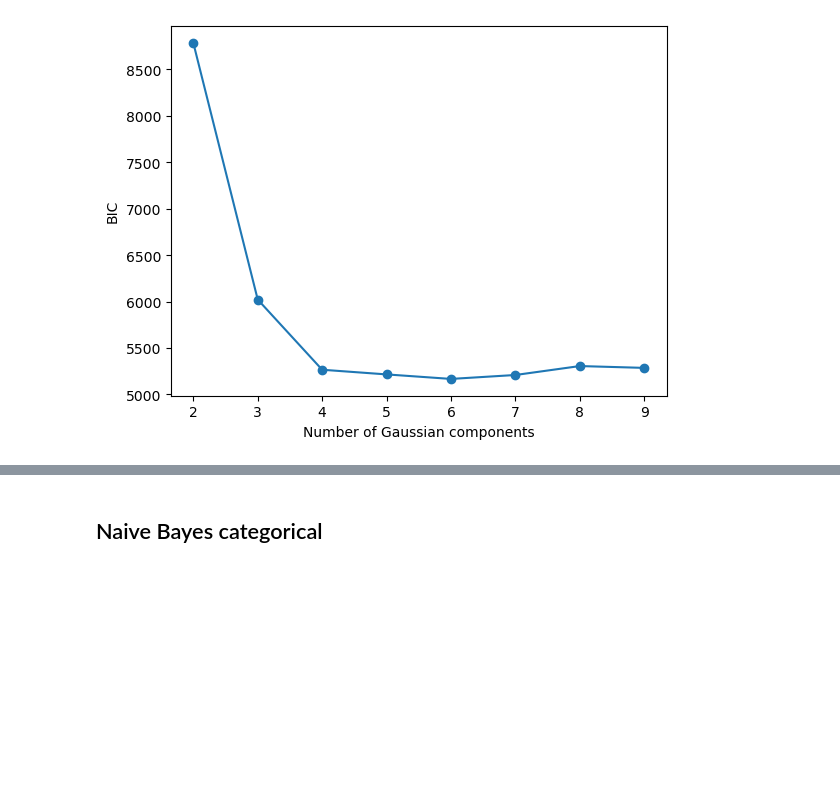
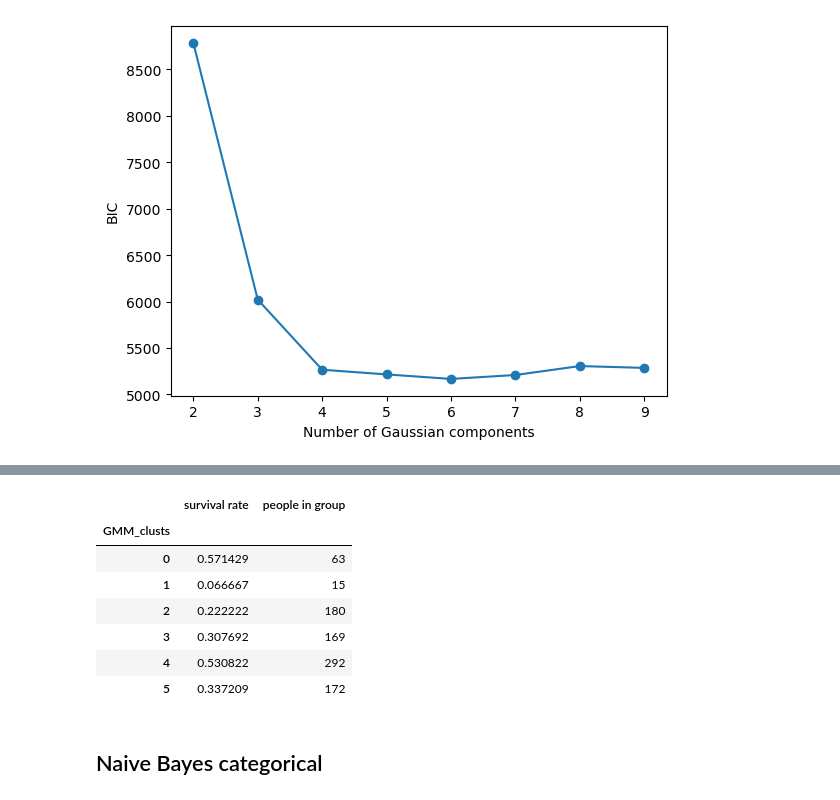
Before and after one commit to lmlb-astro/Kaggle-competitions, a Jupyter notebook: Titanic/survival_exploration_NaiveBayes.ipynb, the cells around one changed output, grey strips where cells are left out. Saved outputs shown, nothing was run; the diff lists cells and outputs as text; code cells hidden in the pictures; blank space fills up the shorter version.

```diff
--- a/Titanic/survival_exploration_NaiveBayes.ipynb
+++ b/Titanic/survival_exploration_NaiveBayes.ipynb
@@ -277,3 +317,15 @@ plt.show()
+# %%
+## survival rate by number of siblings
+fcs.get_group_probabilities(df_train, "GMM_clusts")
+# %% [output]
+|  | survival rate | people in group |
+| GMM_clusts |  |  |
+| 0 | 0.571429 | 63 |
+| 1 | 0.066667 | 15 |
+| 2 | 0.222222 | 180 |
+| 3 | 0.307692 | 169 |
+| 4 | 0.530822 | 292 |
+| 5 | 0.337209 | 172 |
 # %% [markdown]
 ## Naive Bayes categorical
 # %% [markdown]
```
Also changed, not shown: parts of 12 cells of this notebook.
